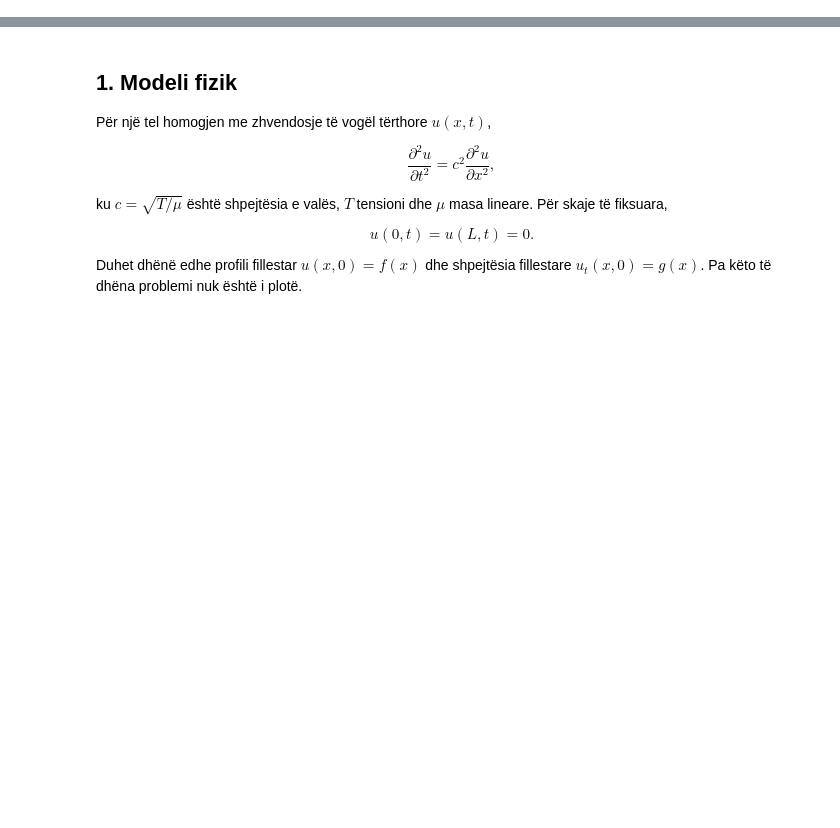
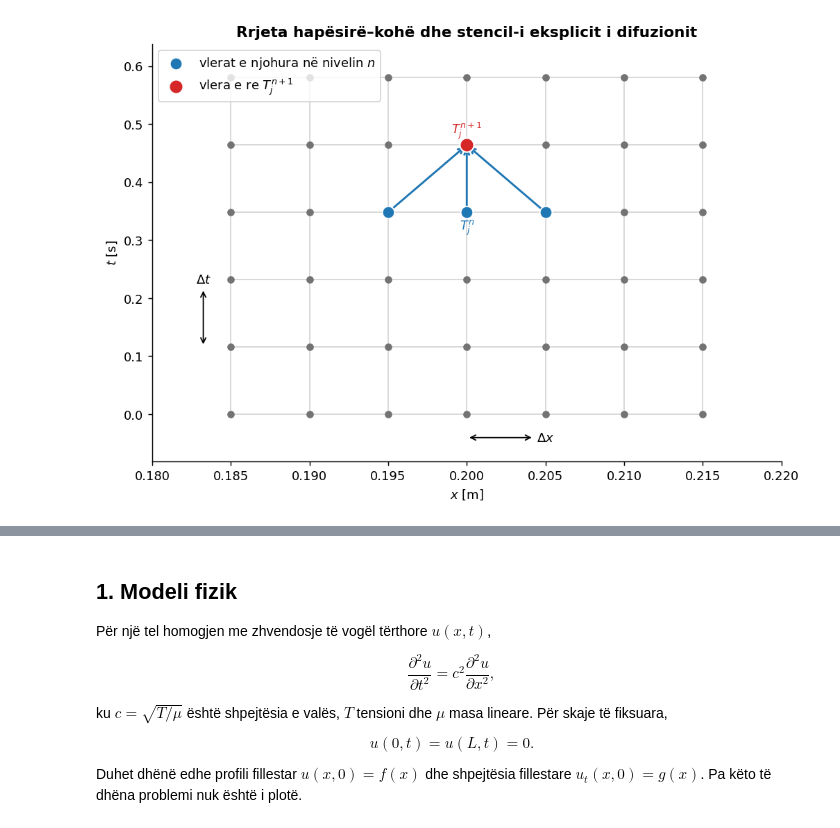
Before and after one commit to Klaudio-Peqini/Simulations-and-Numerical-Methods, a Jupyter notebook: notebooks/Instruktori/Laboratori_07_Diferencat_e_Fundme_dhe_Valet_Instruktori.ipynb, the cells around one changed output, grey strips where cells are left out. Drawn from its saved outputs; the diff is of its cells as text; code cells hidden in the pictures; blank space fills up the shorter version.

```diff
--- a/notebooks/Instruktori/Laboratori_07_Diferencat_e_Fundme_dhe_Valet_Instruktori.ipynb
+++ b/notebooks/Instruktori/Laboratori_07_Diferencat_e_Fundme_dhe_Valet_Instruktori.ipynb
@@ -44,0 +239,63 @@ Kushtet kufitare janë pjesë e modelit fizik. Një skaj i fiksuar, një skaj i
+# %%
+# Vizualizimi i rrjetës x-t dhe i stencil-it të difuzionit
+x_mesh = X_HOT + (np.arange(7) - 3) * dx_heat_nominal
+t_mesh = np.arange(6) * dt_heat
+
+j_local = 3
+n_old = 3
+target = (x_mesh[j_local], t_mesh[n_old + 1])
+dependencies = [
+    (x_mesh[j_local - 1], t_mesh[n_old]),
+    (x_mesh[j_local],     t_mesh[n_old]),
+    (x_mesh[j_local + 1], t_mesh[n_old]),
+]
+
+fig, ax = plt.subplots(figsize=(9, 6))
+
+for xv in x_mesh:
+    ax.plot([xv, xv], [t_mesh[0], t_mesh[-1]], color="0.82", linewidth=0.9)
+for tv in t_mesh:
+    ax.plot([x_mesh[0], x_mesh[-1]], [tv, tv], color="0.82", linewidth=0.9)
+
+XX, TT = np.meshgrid(x_mesh, t_mesh)
+ax.scatter(XX, TT, s=24, color="0.45", zorder=3)
+
+ax.scatter(*zip(*dependencies), s=95, color="tab:blue",
+           edgecolor="white", linewidth=1.0, zorder=5,
+           label="vlerat e njohura në nivelin $n$")
+ax.scatter(*target, s=125, color="tab:red",
+           edgecolor="white", linewidth=1.2, zorder=6,
+           label="vlera e re $T_j^{n+1}$")
+
+for point in dependencies:
+    ax.annotate(
+        "",
+        xy=target,
+        xytext=point,
+        arrowprops=dict(arrowstyle="->", color="tab:blue", linewidth=1.6),
+    )
+
+ax.annotate(r"$\Delta x$",
+            xy=(x_mesh[3], t_mesh[0] - 0.35 * dt_heat),
+            xytext=(x_mesh[4], t_mesh[0] - 0.35 * dt_heat),
+            arrowprops=dict(arrowstyle="<->"), ha="center", va="center")
+ax.annotate(r"$\Delta t$",
+            xy=(x_mesh[0] - 0.35 * dx_heat_nominal, t_mesh[1]),
+            xytext=(x_mesh[0] - 0.35 * dx_heat_nominal, t_mesh[2]),
+            arrowprops=dict(arrowstyle="<->"), ha="center", va="center")
+
+ax.text(target[0], target[1] + 0.18 * dt_heat,
+        r"$T_j^{n+1}$", color="tab:red", ha="center")
+ax.text(dependencies[1][0], dependencies[1][1] - 0.26 * dt_heat,
+        r"$T_j^n$", color="tab:blue", ha="center")
+
+ax.set(xlabel="$x$ [m]", ylabel="$t$ [s]",
+       title="Rrjeta hapësirë–kohë dhe stencil-i eksplicit i difuzionit")
+ax.legend(loc="upper left")
+ax.set_xlim(x_mesh[0] - dx_heat_nominal,
+            x_mesh[-1] + dx_heat_nominal)
+ax.set_ylim(t_mesh[0] - 0.7 * dt_heat,
+            t_mesh[-1] + 0.5 * dt_heat)
+plt.show()
+# %% [output]
+[figure, added]
```
Also changed, not shown: parts of 38 cells of this notebook.
